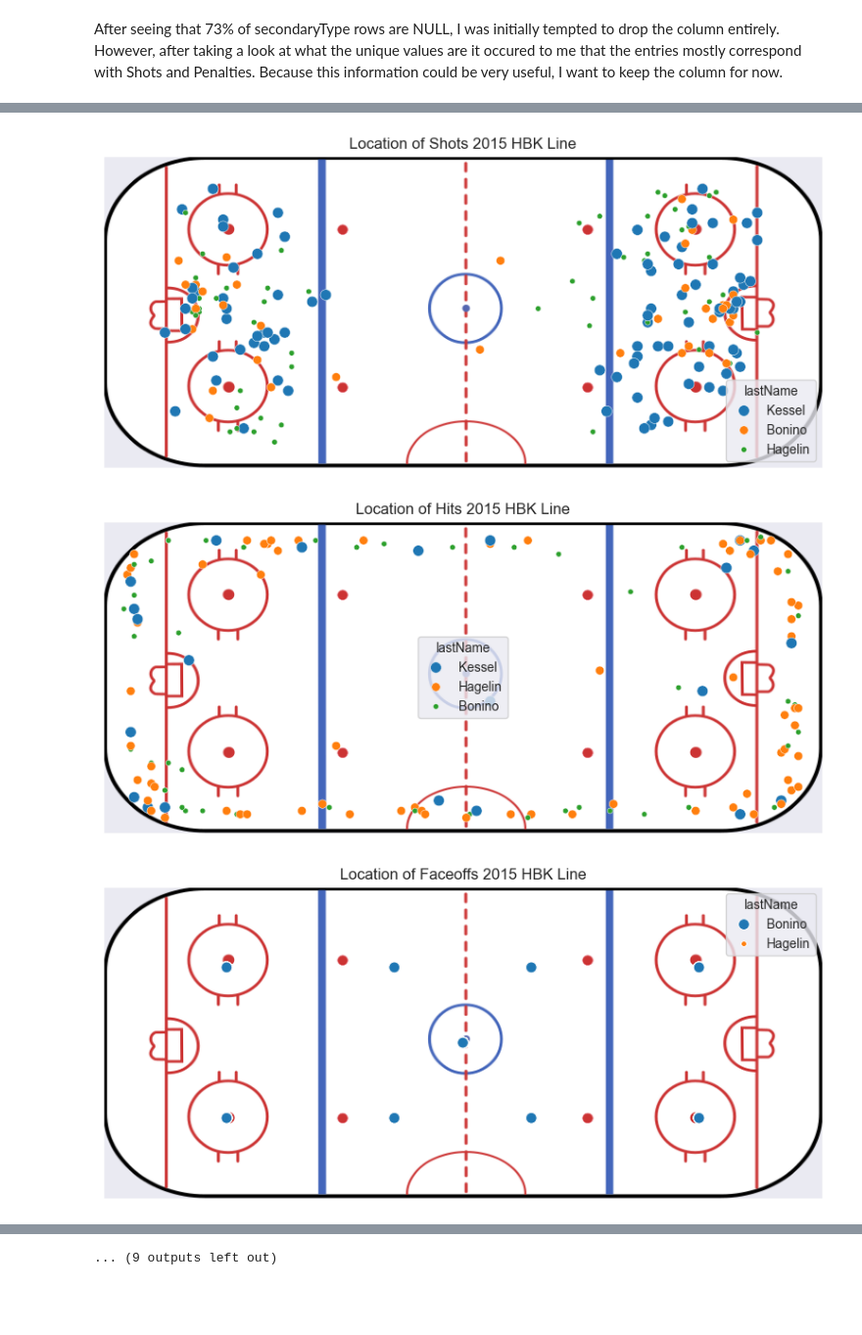
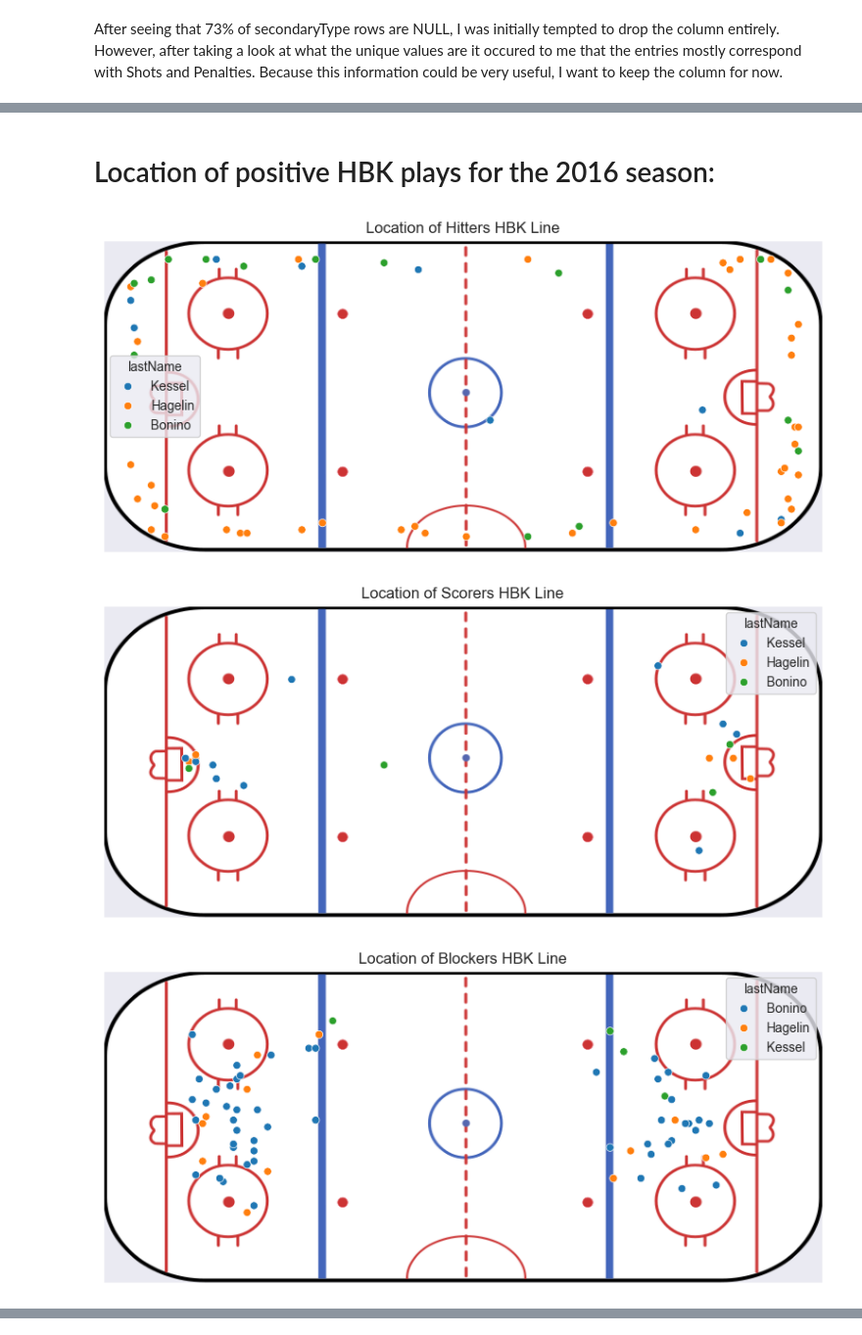
Before and after one commit to boncz/PenguinsHockeyAnalysis, a Jupyter notebook: PensPlayoffAnalysis.ipynb, the cells around one changed output, grey strips where cells are left out. Shown at 98% size. Drawn from its saved outputs; the diff is of its cells as text; code cells hidden in the pictures; blank space fills up the shorter version.

Commit message:
beginning process of adding second year, filtering good/bad plays and working with viz

```diff
--- a/PensPlayoffAnalysis.ipynb
+++ b/PensPlayoffAnalysis.ipynb
@@ -196,11 +196,11 @@ HBK_line_201516_playoff_df.head()
 # %%
 def plotHockeyPoints(data, column, column_filter):
-    scatter_data = HBK_line_201516_playoff_df.loc[(HBK_line_201516_playoff_df[column]== column_filter)]
+    scatter_data = data.loc[data[column]==column_filter]
     xpoints = np.array(scatter_data['x'])
     ypoints = np.array(scatter_data['y'])
     plt.figure(figsize=(10,8))
-    fig = sns.scatterplot(x=xpoints, y=ypoints, data= scatter_data, hue='lastName', size= 'lastName')
-    plt.title(f'Location of {column_filter}s 2015 HBK Line')
+    fig = sns.scatterplot(x=xpoints, y=ypoints, data= scatter_data, hue='lastName')
+    plt.title(f'Location of {column_filter}s HBK Line')
     im = plt.imread("rink.jpg")
     im = fig.imshow(im, extent=[-105, 105, -45.5, 45.5])
     plt.xlabel=None
@@ -215,0 +213,8 @@ player_types = HBK_line_201516_playoff_df.playerType.unique()
+# %%
+def sort_good_bad_plays(df):
+    good_plays_df = df[df['event'].isin(['Shot', 'Hit','Faceoff','Blocked Shot','Goal','Takeaway']) & df['playerType'].isin(['Hitter','Winner','Blocker','Scorer','PlayerID'])]
+    bad_plays_df = df[df['event'].isin(['Missed Shot','Hit','Blocked Shot','Penalty','Faceoff']) & df['playerType'].isin(['Hittee','Shooter','DrewBy','Loser','PlayerID'])]
+    return good_plays_df, bad_plays_df
+# %%
+HBK_2016_good_plays, HBK_2016_bad_plays = sort_good_bad_plays(HBK_2016_playoff_df)
+HBK_2016_good_plays.head()
@@ -216,9 +238,14 @@ player_types = HBK_line_201516_playoff_df.playerType.unique()
+# %%
+player_types = ['Hitter','Scorer','Blocker']
+events = ['Hit','Blocked Shot','Goal', 'Takeaway']
+# %% [markdown]
+# Location of positive HBK plays for the 2016 season:
 # %%
-for event in events:
-    plotHockeyPoints(HBK_line_201516_playoff_df, 'event', event)
-for player_type in player_types:
-    plotHockeyPoints(HBK_line_201516_playoff_df, 'playerType', player_type)
+for type in player_types:
+    plotHockeyPoints(HBK_2016_good_plays, 'playerType', type)
+for event in events:\
+    plotHockeyPoints(HBK_2016_good_plays, 'event', event)
 # %% [output]
-[figure, old version]
+[figure, new version]
-[figure, old version]
+[figure, new version]
-[figure, old version]
+[figure, new version]
@@ -234 +255,0 @@ for player_type in player_types:
-... (9 outputs left out)
```
Also changed, not shown: parts of 30 cells of this notebook.
